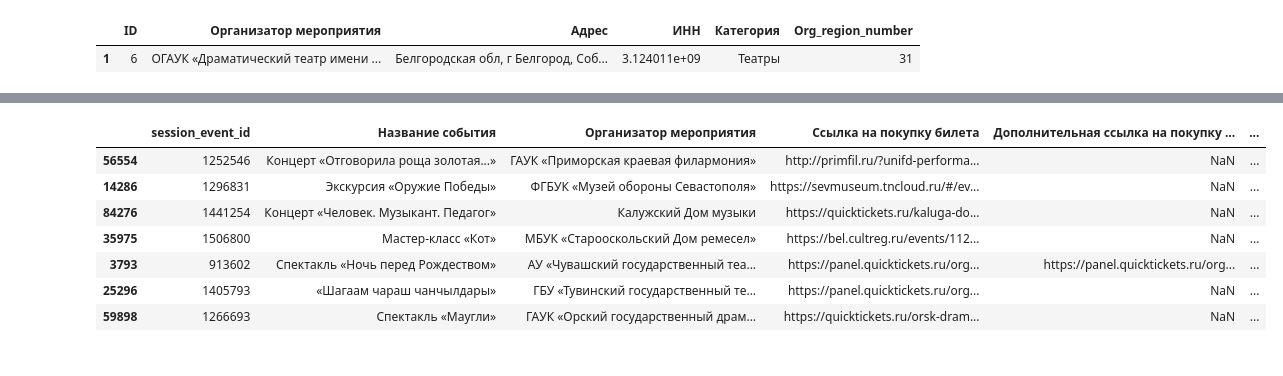
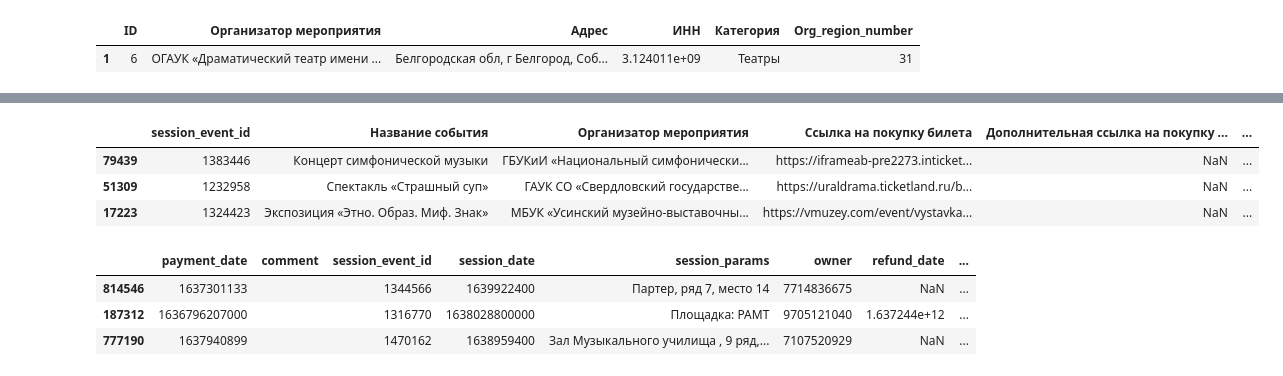
Before and after one commit to crazy-historian/pushkin_card_recommender_system, a Jupyter notebook: Download2.ipynb, the cells around one changed output, grey strips where cells are left out. Drawn from its saved outputs; the diff is of its cells as text; code cells hidden in the pictures.

```diff
--- a/Download2.ipynb
+++ b/Download2.ipynb
@@ -440,13 +524,16 @@ memory usage: 8.2+ MB
 events_all = events_all.astype({"session_event_id": "object", "session_organization_id": "object",
                                "Org_region_number": "object"})
 # %%
-events_all.sample(7)
+events_all.sample(3)
 # %% [output]
 |  | session_event_id | Название события | Организатор мероприятия | Ссылка на покупку билета | Дополнительная ссылка на покупку ... | ... |
-| 56554 | 1252546 | Концерт «Отговорила роща золотая...» | ГАУК «Приморская краевая филармония» | http://primfil.ru/?unifd-performa... | NaN | ... |
-| 14286 | 1296831 | Экскурсия «Оружие Победы» | ФГБУК «Музей обороны Севастополя» | https://sevmuseum.tncloud.ru/#/ev... | NaN | ... |
-| 84276 | 1441254 | Концерт «Человек. Музыкант. Педагог» | Калужский Дом музыки | https://quicktickets.ru/kaluga-do... | NaN | ... |
-| 35975 | 1506800 | Мастер-класс «Кот» | МБУК «Старооскольский Дом ремесел» | https://bel.cultreg.ru/events/112... | NaN | ... |
-| 3793 | 913602 | Спектакль «Ночь перед Рождеством» | АУ «Чувашский государственный теа... | https://panel.quicktickets.ru/org... | https://panel.quicktickets.ru/org... | ... |
-| 25296 | 1405793 | «Шагаам чараш чанчылдары» | ГБУ «Тувинский государственный те... | https://panel.quicktickets.ru/org... | NaN | ... |
-| 59898 | 1266693 | Спектакль «Маугли» | ГАУК «Орский государственный драм... | https://quicktickets.ru/orsk-dram... | NaN | ... |
+| 79439 | 1383446 | Концерт симфонической музыки | ГБУКиИ «Национальный симфонически... | https://iframeab-pre2273.inticket... | NaN | ... |
+| 51309 | 1232958 | Спектакль «Страшный суп» | ГАУК СО «Свердловский государстве... | https://uraldrama.ticketland.ru/b... | NaN | ... |
+| 17223 | 1324423 | Экспозиция «Этно. Образ. Миф. Знак» | МБУК «Усинский музейно-выставочны... | https://vmuzey.com/event/vystavka... | NaN | ... |
+# %%
+tickets.sample(3) #как видно из этой вырезки у части мероприятий нет id организотора, надo добавить
+# %% [output]
+|  | payment_date | comment | session_event_id | session_date | session_params | owner | refund_date | ... |
+| 814546 | 1637301133 |  | 1344566 | 1639922400 | Партер, ряд 7, место 14 | 7714836675 | NaN | ... |
+| 187312 | 1636796207000 |  | 1316770 | 1638028800000 | Площадка: РАМТ | 9705121040 | 1.637244e+12 | ... |
+| 777190 | 1637940899 |  | 1470162 | 1638959400 | Зал Музыкального училища , 9 ряд,... | 7107520929 | NaN | ... |
```
Also changed, not shown: parts of 36 cells of this notebook, 1 other file.
